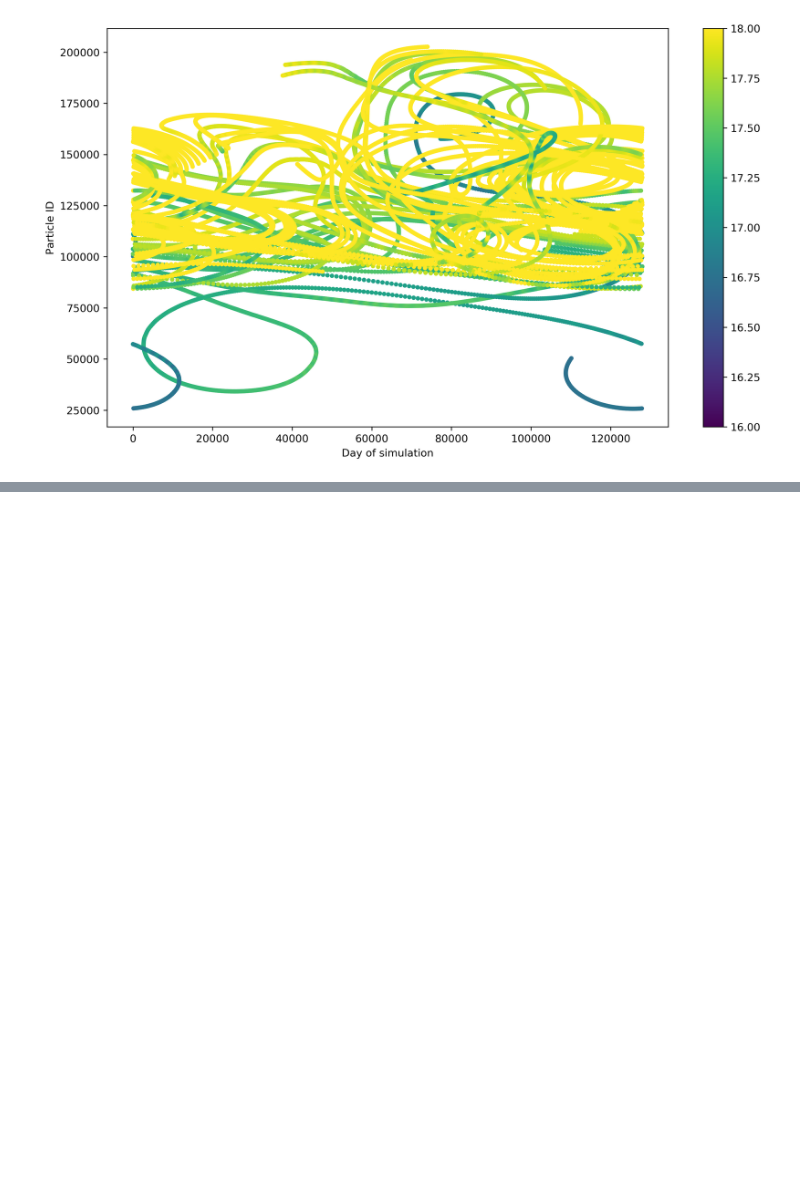
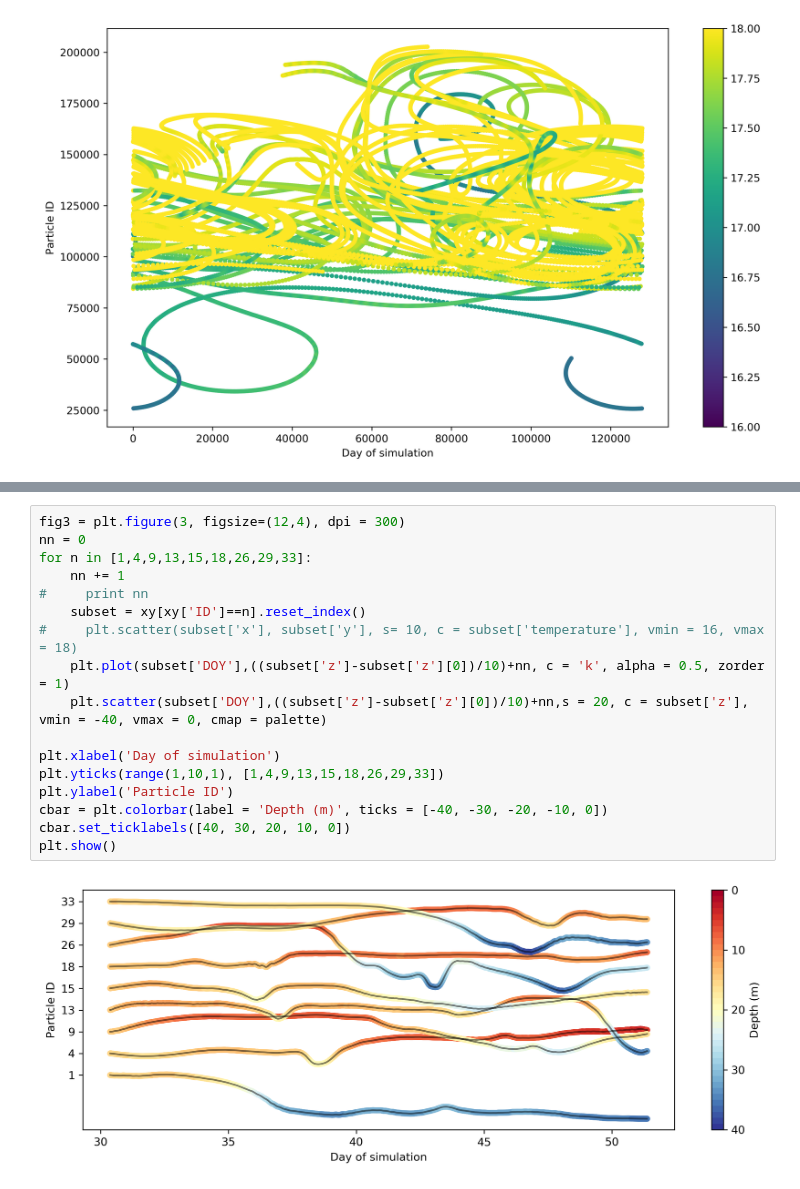
Before and after one commit to sophieclayton/phronttz, a Jupyter notebook: read_trajectories.ipynb, the cells around one changed output, grey strips where cells are left out. Saved outputs shown, nothing was run; the diff lists cells and outputs as text; blank space fills up the shorter version.

```diff
--- a/read_trajectories.ipynb
+++ b/read_trajectories.ipynb
@@ -51,0 +57,19 @@ plt.show()
+# %%
+fig3 = plt.figure(3, figsize=(12,4), dpi = 300)
+nn = 0
+for n in [1,4,9,13,15,18,26,29,33]:
+    nn += 1
+#     print nn
+    subset = xy[xy['ID']==n].reset_index()
+#     plt.scatter(subset['x'], subset['y'], s= 10, c = subset['temperature'], vmin = 16, vmax = 18)
+    plt.plot(subset['DOY'],((subset['z']-subset['z'][0])/10)+nn, c = 'k', alpha = 0.5, zorder = 1)
+    plt.scatter(subset['DOY'],((subset['z']-subset['z'][0])/10)+nn,s = 20, c = subset['z'], vmin = -40, vmax = 0, cmap = palette)
+
+plt.xlabel('Day of simulation')
+plt.yticks(range(1,10,1), [1,4,9,13,15,18,26,29,33])
+plt.ylabel('Particle ID')
+cbar = plt.colorbar(label = 'Depth (m)', ticks = [-40, -30, -20, -10, 0])
+cbar.set_ticklabels([40, 30, 20, 10, 0])
+plt.show()
+# %% [output]
+[figure, added]
```
Also changed, not shown: parts of 1 cell of this notebook, 1 other file.
